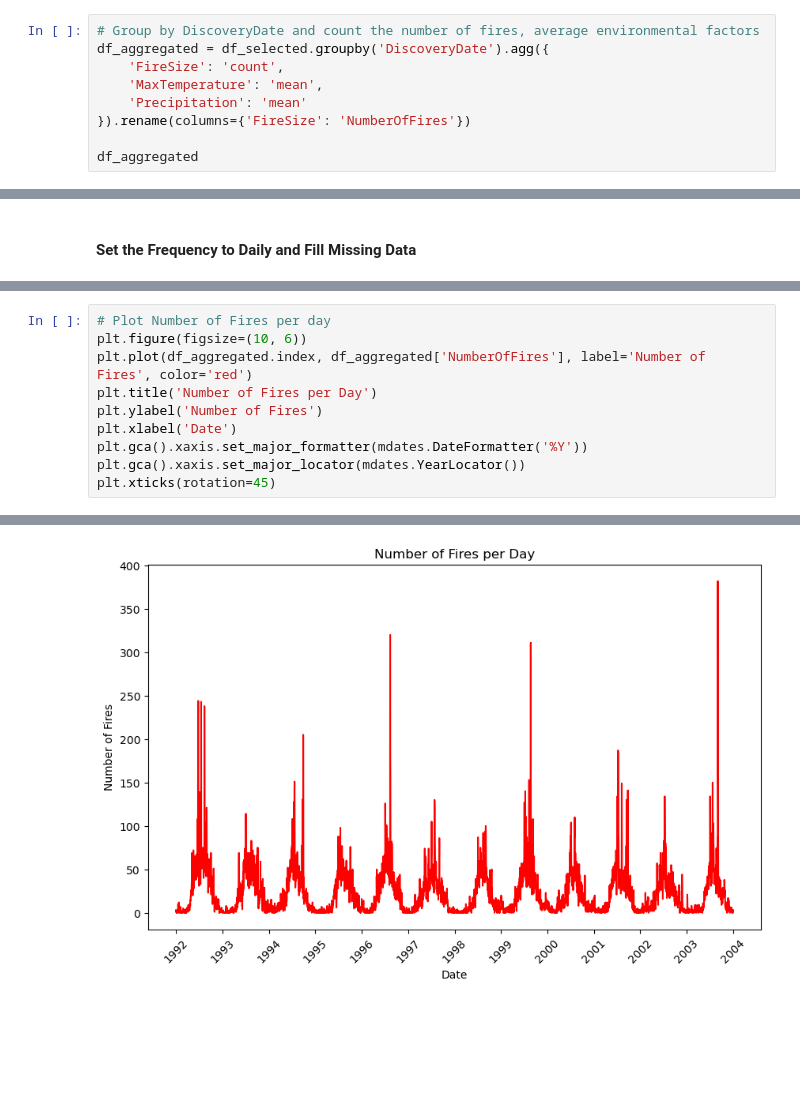
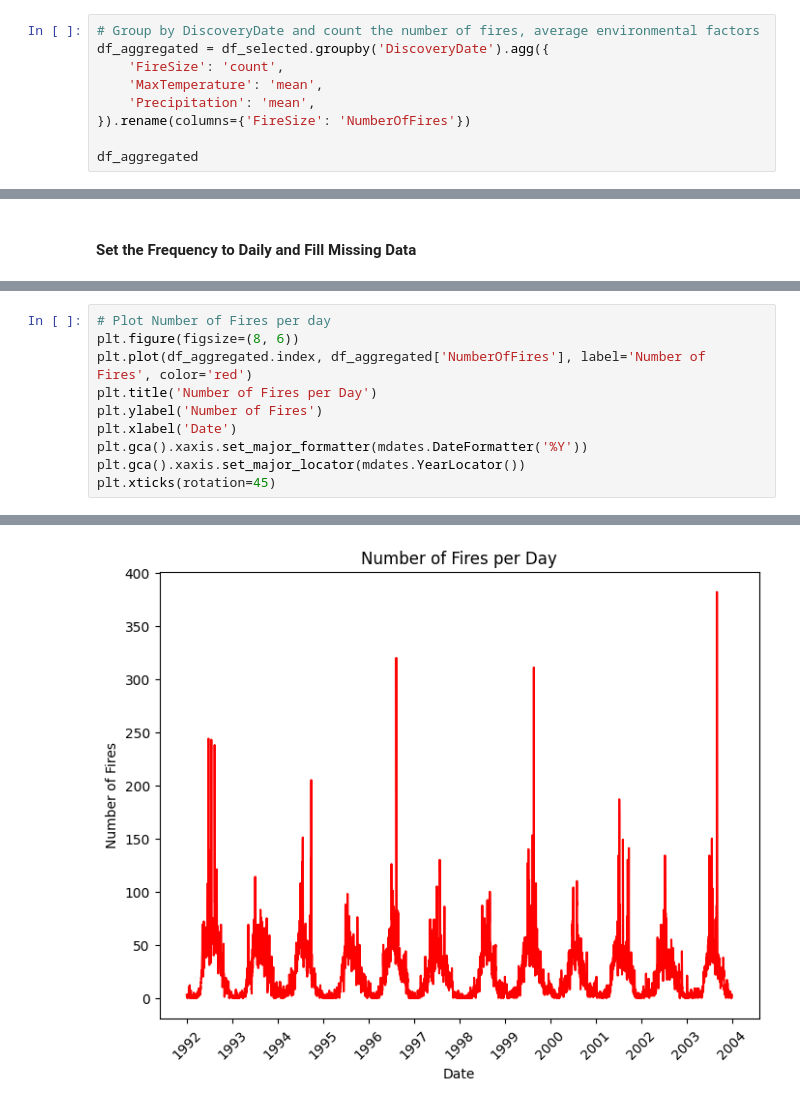
Before and after one commit to samuelbrhane/Extreme-Whether-Event-Prediction, a Jupyter notebook: pre_2004_LSTM_model.ipynb, the cells around one changed output, grey strips where cells are left out. Cells and saved outputs as stored; diff of their text form; blank space fills up the shorter version.

```diff
--- a/pre_2004_LSTM_model.ipynb
+++ b/pre_2004_LSTM_model.ipynb
@@ -75,7 +83,7 @@ Text(0, 0.5, 'Precipitation (mm)')
 df_aggregated = df_selected.groupby('DiscoveryDate').agg({
     'FireSize': 'count',
     'MaxTemperature': 'mean',
-    'Precipitation': 'mean'
+    'Precipitation': 'mean',
 }).rename(columns={'FireSize': 'NumberOfFires'})
 
 df_aggregated
@@ -125,30 +145,30 @@ df_aggregated
 # %%
 # Plot Number of Fires per day
-plt.figure(figsize=(10, 6))
+plt.figure(figsize=(8, 6))
 plt.plot(df_aggregated.index, df_aggregated['NumberOfFires'], label='Number of Fires', color='red')
 plt.title('Number of Fires per Day')
 plt.ylabel('Number of Fires')
 plt.xlabel('Date')
 plt.gca().xaxis.set_major_formatter(mdates.DateFormatter('%Y'))
 plt.gca().xaxis.set_major_locator(mdates.YearLocator())
 plt.xticks(rotation=45)
 # %% [output]
 (array([ 7670.,  8035.,  8401.,  8766.,  9131.,  9496.,  9862., 10227.,
         10592., 10957., 11323., 11688., 12053., 12418.]),
  [Text(7670.0, 0, '1991'),
   Text(8035.0, 0, '1992'),
   Text(8401.0, 0, '1993'),
   Text(8766.0, 0, '1994'),
   Text(9131.0, 0, '1995'),
   Text(9496.0, 0, '1996'),
   Text(9862.0, 0, '1997'),
   Text(10227.0, 0, '1998'),
   Text(10592.0, 0, '1999'),
   Text(10957.0, 0, '2000'),
   Text(11323.0, 0, '2001'),
   Text(11688.0, 0, '2002'),
   Text(12053.0, 0, '2003'),
   Text(12418.0, 0, '2004')])
-[figure, old version]
+[figure, new version]
 # %%
 # Plot Max Temperature per day
```
Also changed, not shown: parts of 32 cells of this notebook.
